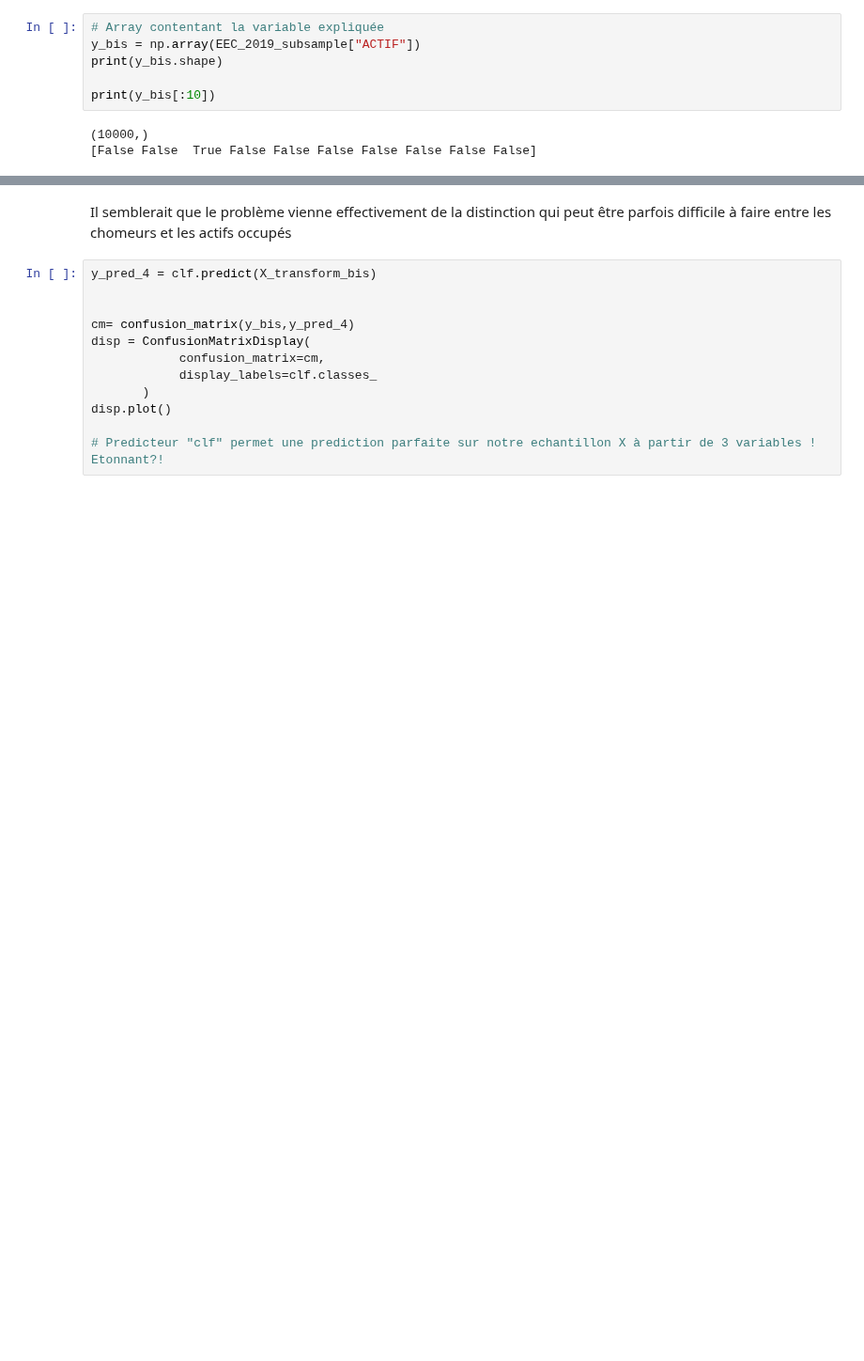
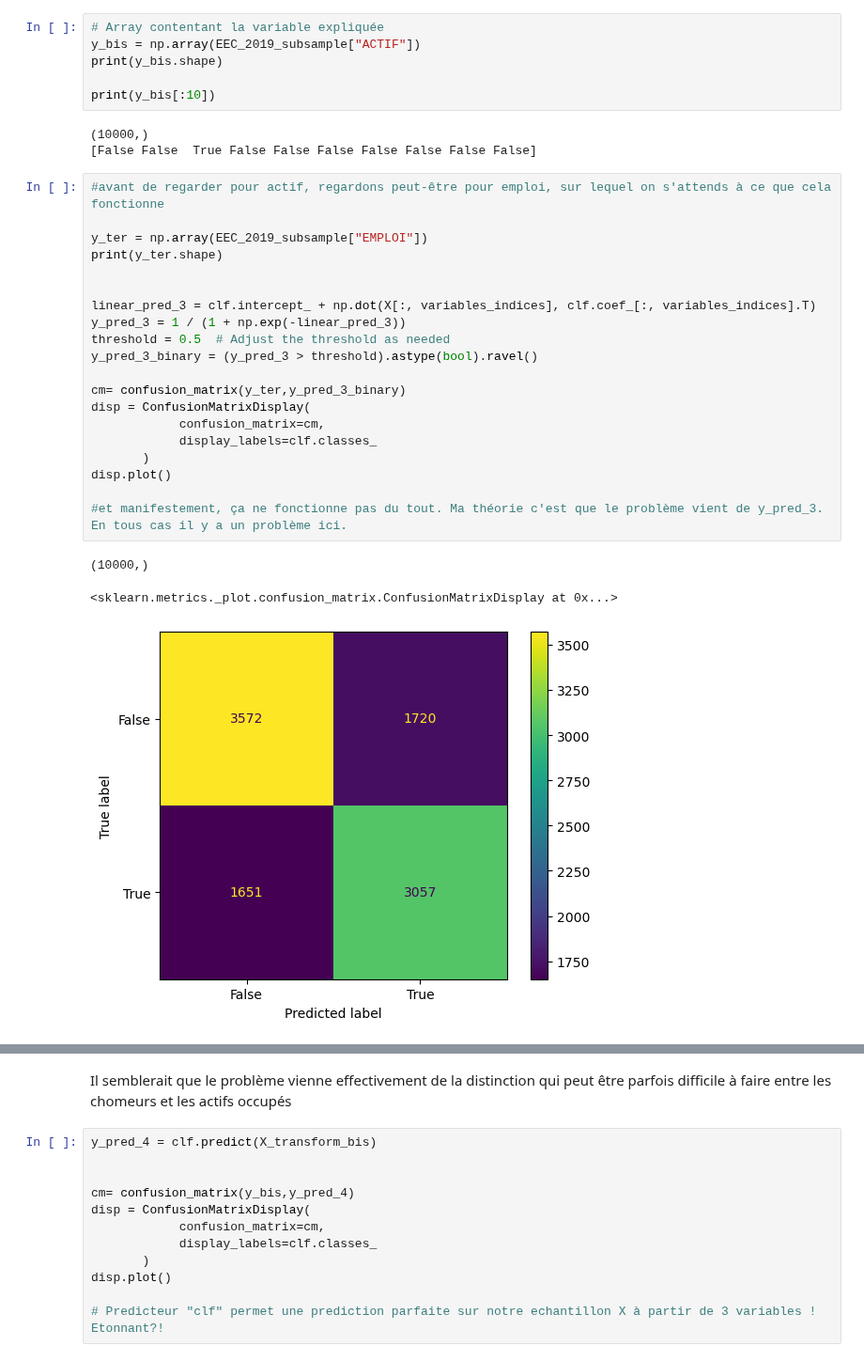
Before and after one commit to Alexis-Barrau/python_ensae, a Jupyter notebook: Scripts/Script first analysis.ipynb, the cells around one changed output, grey strips where cells are left out. Shown at 94% size. Saved outputs shown, nothing was run; the diff lists cells and outputs as text; blank space fills up the shorter version.

```diff
--- a/Scripts/Script first analysis.ipynb
+++ b/Scripts/Script first analysis.ipynb
@@ -494,6 +505,30 @@ print(y_bis[:10])
 # %% [output]
 (10000,)
 [False False  True False False False False False False False]
+# %%
+#avant de regarder pour actif, regardons peut-être pour emploi, sur lequel on s'attends à ce que cela fonctionne
+
+y_ter = np.array(EEC_2019_subsample["EMPLOI"])
+print(y_ter.shape)
+
+
+linear_pred_3 = clf.intercept_ + np.dot(X[:, variables_indices], clf.coef_[:, variables_indices].T)
+y_pred_3 = 1 / (1 + np.exp(-linear_pred_3))
+threshold = 0.5  # Adjust the threshold as needed
+y_pred_3_binary = (y_pred_3 > threshold).astype(bool).ravel()
+
+cm= confusion_matrix(y_ter,y_pred_3_binary)
+disp = ConfusionMatrixDisplay(
+            confusion_matrix=cm,
+            display_labels=clf.classes_
+       )
+disp.plot()
+
+#et manifestement, ça ne fonctionne pas du tout. Ma théorie c'est que le problème vient de y_pred_3. En tous cas il y a un problème ici.
+# %% [output]
+(10000,)
+<sklearn.metrics._plot.confusion_matrix.ConfusionMatrixDisplay at 0x...>
+[figure, added]
 # %%
 linear_pred_3 = clf.intercept_ + np.dot(X[:, variables_indices], clf.coef_[:, variables_indices].T)
 y_pred_3 = 1 / (1 + np.exp(-linear_pred_3))
```
Also changed, not shown: parts of 9 cells of this notebook.
